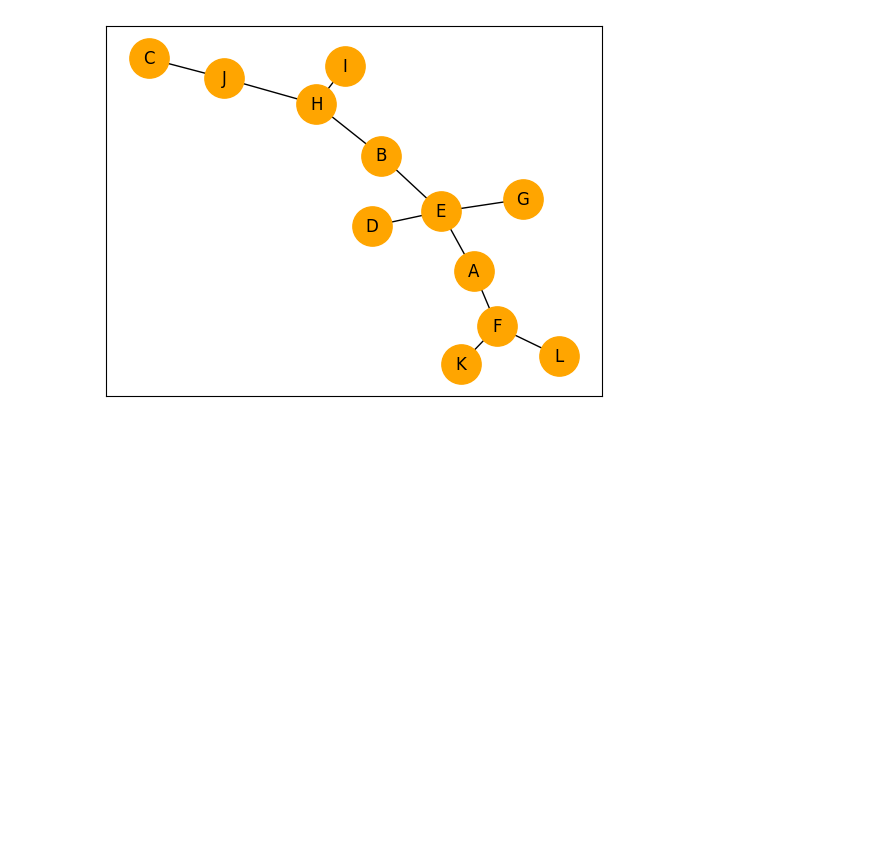
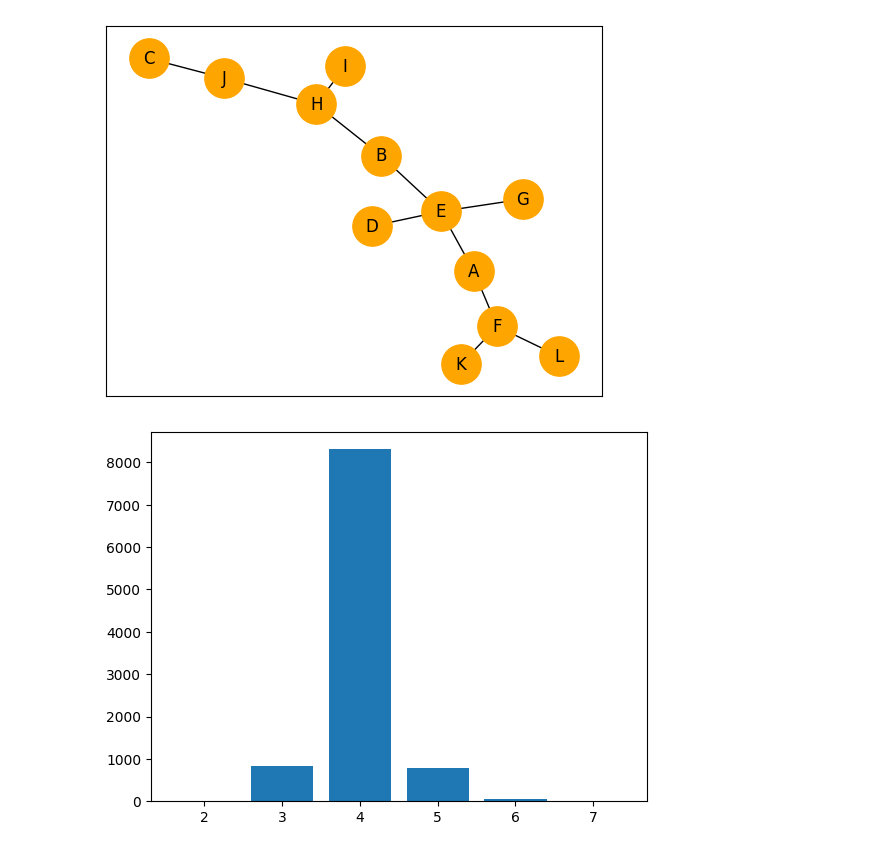
Before and after one commit to anoban/Applied-Social-Network-Analysis-in-Python, a Jupyter notebook: Anoban/Small World Networks.ipynb, the cells around one changed output. Drawn from its saved outputs; the diff is of its cells as text; code cells hidden in the pictures; blank space fills up the shorter version.

```diff
--- a/Anoban/Small World Networks.ipynb
+++ b/Anoban/Small World Networks.ipynb
@@ -167,0 +177,13 @@ nx.draw_networkx(graph, node_color = "orange", node_size = 800)
+# %%
+# Small world graphs in NetworkX
+# at start each node is connected to 4 nearest neighbours
+# rewiring with a 0.05 probability
+
+graph = nx.watts_strogatz_graph(n = 10_000, k = 4, p = 0.05)
+# %%
+data = Counter([degree for (node, degree) in graph.degree()])
+# %%
+plt.bar(x = data.keys(), height = data.values())
+plt.show()
+# %% [output]
+[figure, added]
```
Also changed, not shown: parts of 5 cells of this notebook.
